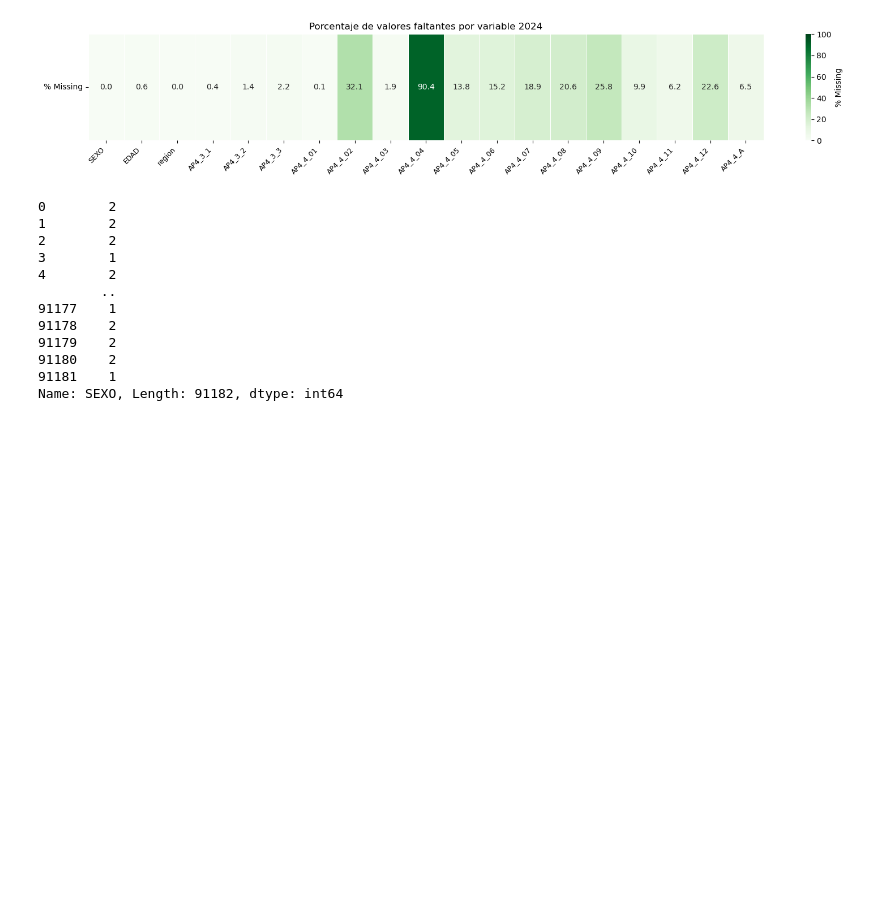
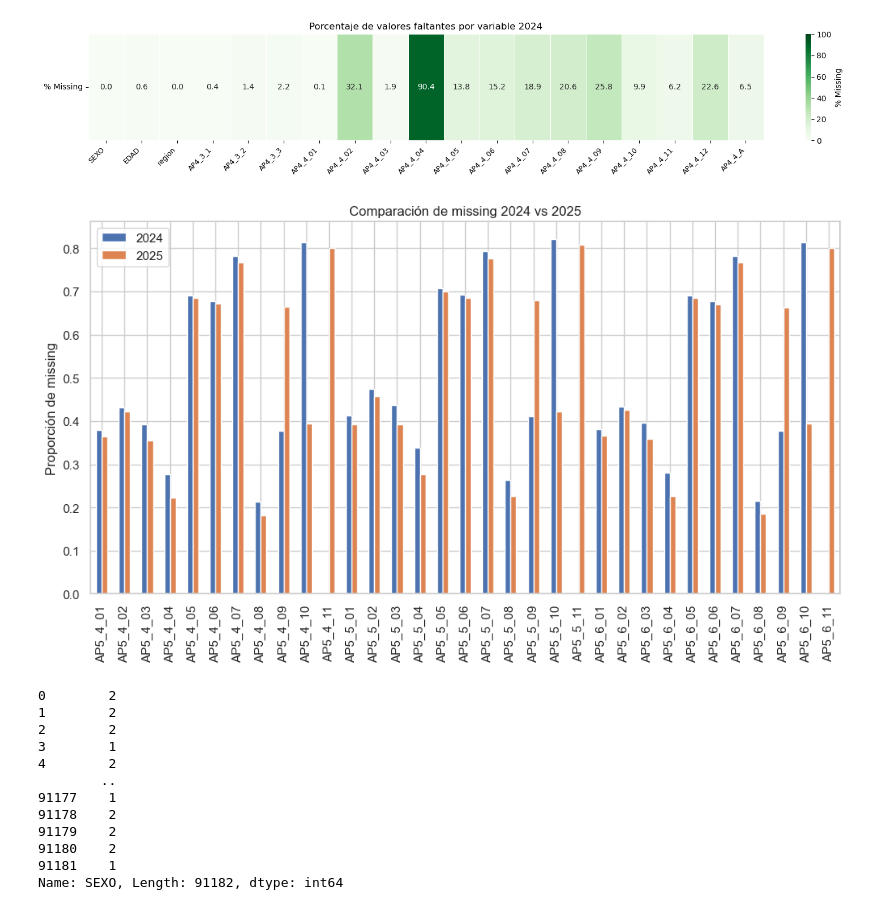
Before and after one commit to mariasolsampogna/E337_Grupo2, a Jupyter notebook: Cosas Poster/Poster.ipynb, the cells around one changed output. Saved outputs shown, nothing was run; the diff lists cells and outputs as text; code cells hidden in the pictures; blank space fills up the shorter version.

```diff
--- a/Cosas Poster/Poster.ipynb
+++ b/Cosas Poster/Poster.ipynb
@@ -488,3 +490,27 @@ plt.show()
+# %%
+# Variables del bloque (ajustar nombres reales)
+cols_bloque = [col for col in df_analisis.columns if "AP5_4" in col or "AP5_5" in col or "AP5_6" in col]
+cols_2024 = [col for col in df_analisis_2024.columns if "AP5_4" in col or "AP5_5" in col or "AP5_6" in col]
+
+# Missing 2025
+missing_2025 = df_analisis[cols_bloque].isna().mean()
+
+# Missing 2024
+missing_2024 = df_analisis_2024[cols_2024].isna().mean()
+
+# Unimos
+missing_df = pd.DataFrame({
+    '2024': missing_2024,
+    '2025': missing_2025
+})
+
+missing_df.plot(kind='bar', figsize=(12,6))
+plt.title("Comparación de missing 2024 vs 2025")
+plt.ylabel("Proporción de missing")
+plt.xticks(rotation=90)
+plt.show()
+# %% [output]
+[figure, added]
 # %%
 df_analisis['SEXO']
 # %% [output]
```
Also changed, not shown: parts of 28 cells of this notebook.
